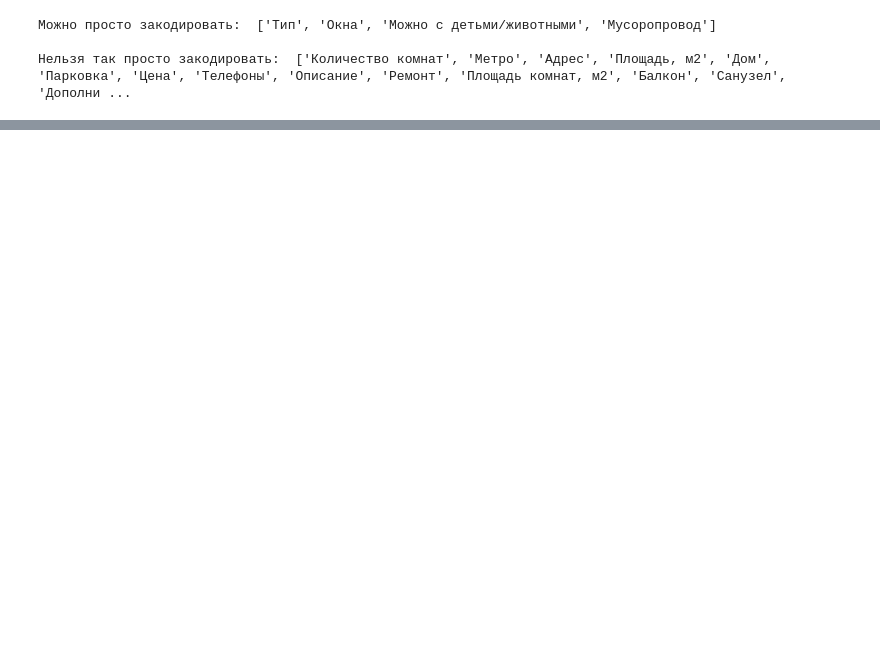
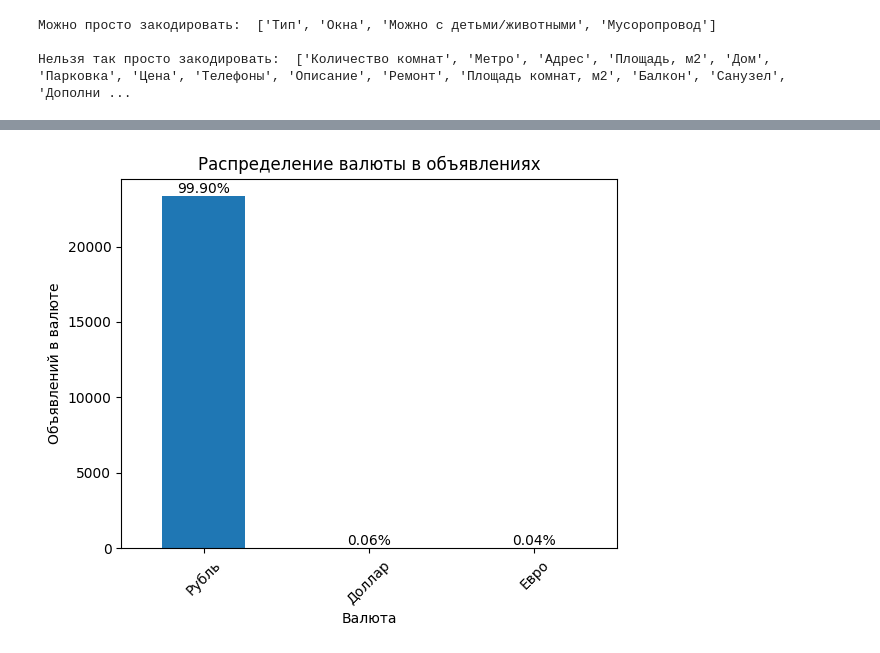
Before and after one commit to korceo/rea, a Jupyter notebook: notebooks/data.ipynb, the cells around one changed output, grey strips where cells are left out. Cells and saved outputs as stored; diff of their text form; code cells hidden in the pictures; blank space fills up the shorter version.

```diff
--- a/notebooks/data.ipynb
+++ b/notebooks/data.ipynb
@@ -77,0 +177,33 @@ KeyError: np.int64(0)
+# %%
+#Есть цены не в рублях, проверим сколько их
+
+# mask = ~df['Цена'].str.contains(' руб.', na=False)
+# df_without_rub = df[mask]
+
+def get_currency(price):
+    if '$' in price:
+        return 'Доллар'
+    elif '€' in price:
+        return 'Евро'
+    elif ' руб.' in price:
+        return 'Рубль'
+    else:
+        return 'Другое'
+
+df_with_currency = df.copy()
+df_with_currency['Currency'] = df_with_currency['Цена'].fillna('').apply(get_currency)
+currency_counts = df_with_currency['Currency'].value_counts()
+total = currency_counts.sum()
+# %%
+#делаем график из датафрейма
+currency_counts.plot(kind='bar')
+for i, count in enumerate(currency_counts.values):
+    percent = 100 * count / total
+    plt.text(i, count, f"{percent:.2f}%", ha='center', va='bottom')
+plt.title('Распределение валюты в объявлениях')
+plt.xlabel('Валюта')
+plt.xticks(rotation=45)
+plt.ylabel('Объявлений в валюте')
+plt.show()
+# %% [output]
+[figure, added]
```
Also changed, not shown: parts of 11 cells of this notebook.
